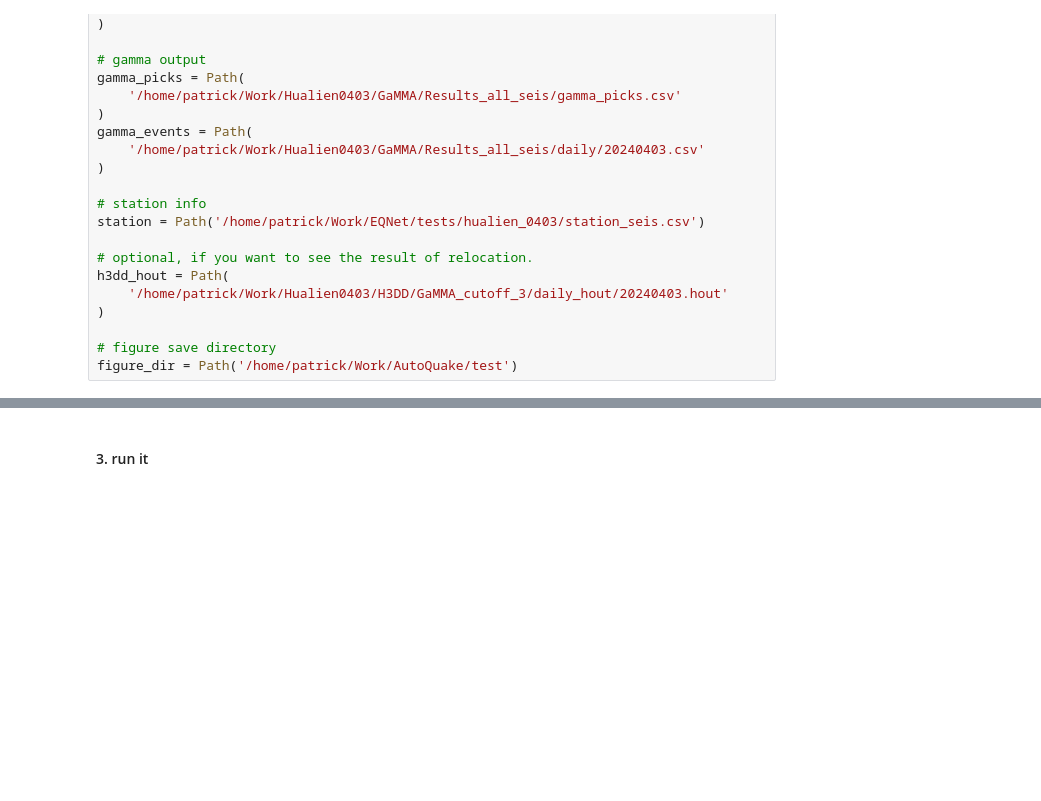
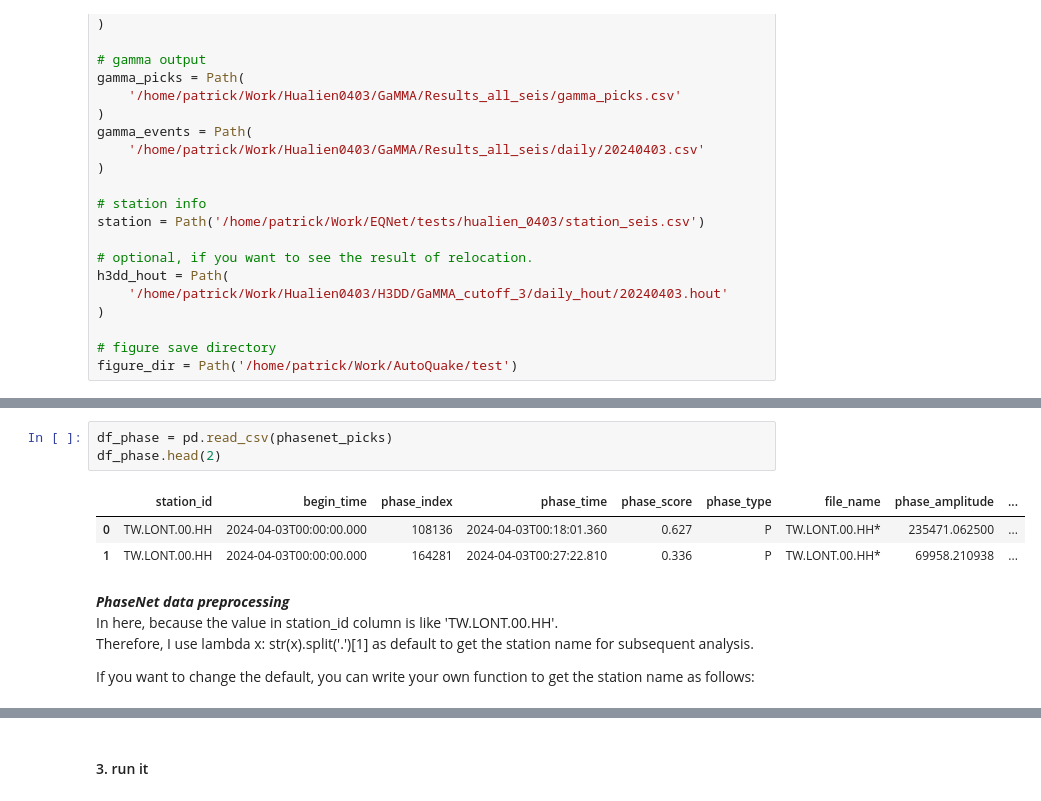
Before and after one commit to Landy-Lee/AutoQuake, a Jupyter notebook: example.ipynb, the cells around one changed output, grey strips where cells are left out. Cells and saved outputs as stored; diff of their text form; blank space fills up the shorter version.

Commit message:
Update the tutorial, making function more flexible.

```diff
--- a/example.ipynb
+++ b/example.ipynb
@@ -60,0 +123,13 @@ from autoquake.visualization.check_plot import plot_asso
+# %%
+df_phase = pd.read_csv(phasenet_picks)
+df_phase.head(2)
+# %% [output]
+|  | station_id | begin_time | phase_index | phase_time | phase_score | phase_type | file_name | phase_amplitude | ... |
+| 0 | TW.LONT.00.HH | 2024-04-03T00:00:00.000 | 108136 | 2024-04-03T00:18:01.360 | 0.627 | P | TW.LONT.00.HH* | 235471.062500 | ... |
+| 1 | TW.LONT.00.HH | 2024-04-03T00:00:00.000 | 164281 | 2024-04-03T00:27:22.810 | 0.336 | P | TW.LONT.00.HH* | 69958.210938 | ... |
+# %% [markdown]
+***PhaseNet data preprocessing***
+In here, because the value in station_id column is like 'TW.LONT.00.HH'.
+Therefore, I use lambda x: str(x).split('.')[1] as default to get the station name for subsequent analysis.
+
+If you want to change the default, you can write your own function to get the station name as follows:
```
Also changed, not shown: parts of 31 cells of this notebook, 1 other file.
